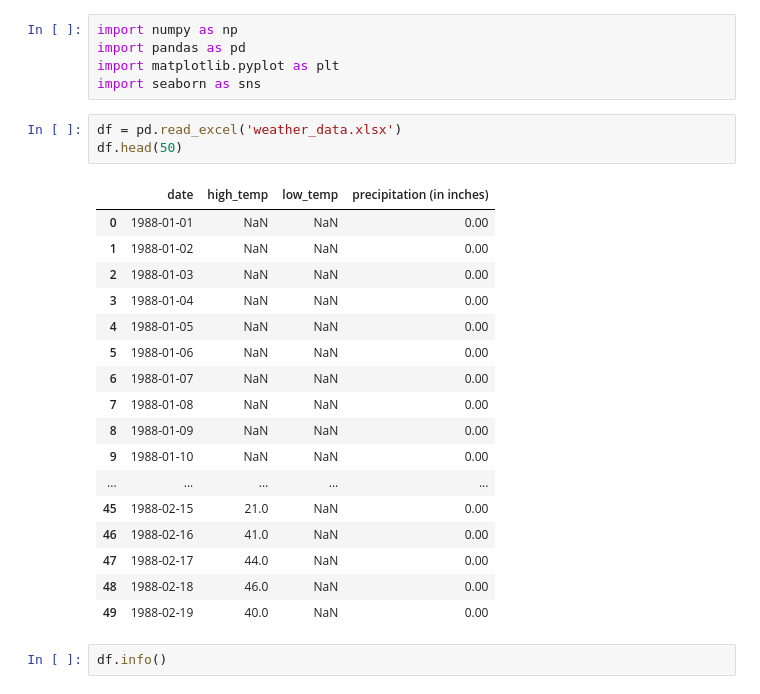
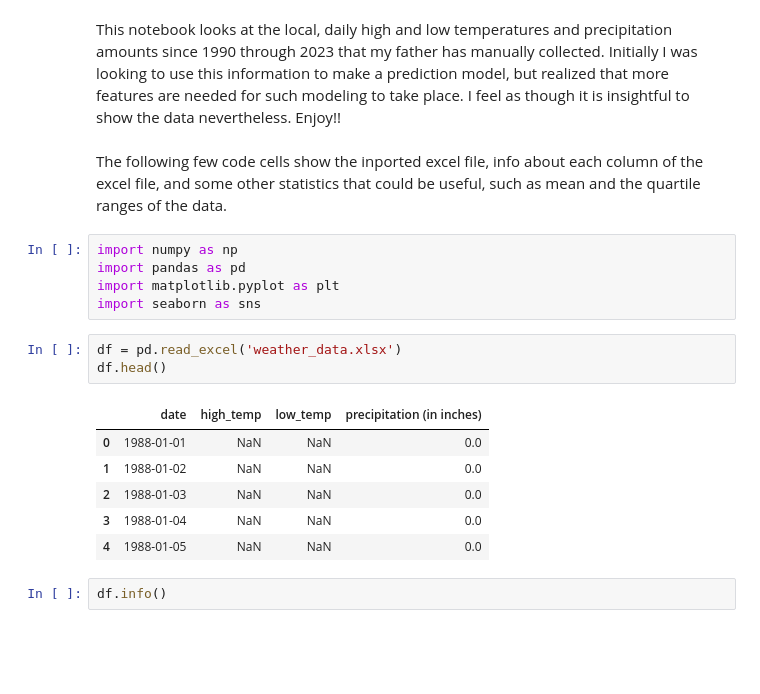
Before and after one commit to SmittyB00p/Springboard_capstone_project, a Jupyter notebook: data/notebook.ipynb, the cells around one changed output. Saved outputs shown, nothing was run; the diff lists cells and outputs as text; blank space fills up the shorter version.

```diff
--- a/data/notebook.ipynb
+++ b/data/notebook.ipynb
@@ -1,3 +1,7 @@
+# %% [markdown]
+This notebook looks at the local, daily high and low temperatures and precipitation amounts since 1990 through 2023 that my father has manually collected. Initially I was looking to use this information to make a prediction model, but realized that more features are needed for such modeling to take place. I feel as though it is insightful to show the data nevertheless. Enjoy!!
+# %% [markdown]
+The following few code cells show the inported excel file, info about each column of the excel file, and some other statistics that could be useful, such as mean and the quartile ranges of the data.
 # %%
 import numpy as np
 import pandas as pd
@@ -5,25 +9,14 @@ import matplotlib.pyplot as plt
 import seaborn as sns
 # %%
 df = pd.read_excel('weather_data.xlsx')
-df.head(50)
+df.head()
 # %% [output]
 |  | date | high_temp | low_temp | precipitation (in inches) |
-| 0 | 1988-01-01 | NaN | NaN | 0.00 |
-| 1 | 1988-01-02 | NaN | NaN | 0.00 |
-| 2 | 1988-01-03 | NaN | NaN | 0.00 |
-| 3 | 1988-01-04 | NaN | NaN | 0.00 |
-| 4 | 1988-01-05 | NaN | NaN | 0.00 |
-| 5 | 1988-01-06 | NaN | NaN | 0.00 |
-| 6 | 1988-01-07 | NaN | NaN | 0.00 |
-| 7 | 1988-01-08 | NaN | NaN | 0.00 |
-| 8 | 1988-01-09 | NaN | NaN | 0.00 |
-| 9 | 1988-01-10 | NaN | NaN | 0.00 |
-| ... | ... | ... | ... | ... |
-| 45 | 1988-02-15 | 21.0 | NaN | 0.00 |
-| 46 | 1988-02-16 | 41.0 | NaN | 0.00 |
-| 47 | 1988-02-17 | 44.0 | NaN | 0.00 |
-| 48 | 1988-02-18 | 46.0 | NaN | 0.00 |
-| 49 | 1988-02-19 | 40.0 | NaN | 0.00 |
+| 0 | 1988-01-01 | NaN | NaN | 0.0 |
+| 1 | 1988-01-02 | NaN | NaN | 0.0 |
+| 2 | 1988-01-03 | NaN | NaN | 0.0 |
+| 3 | 1988-01-04 | NaN | NaN | 0.0 |
+| 4 | 1988-01-05 | NaN | NaN | 0.0 |
 # %%
 df.info()
 # %% [output]
```
Also changed, not shown: parts of 8 cells of this notebook.
